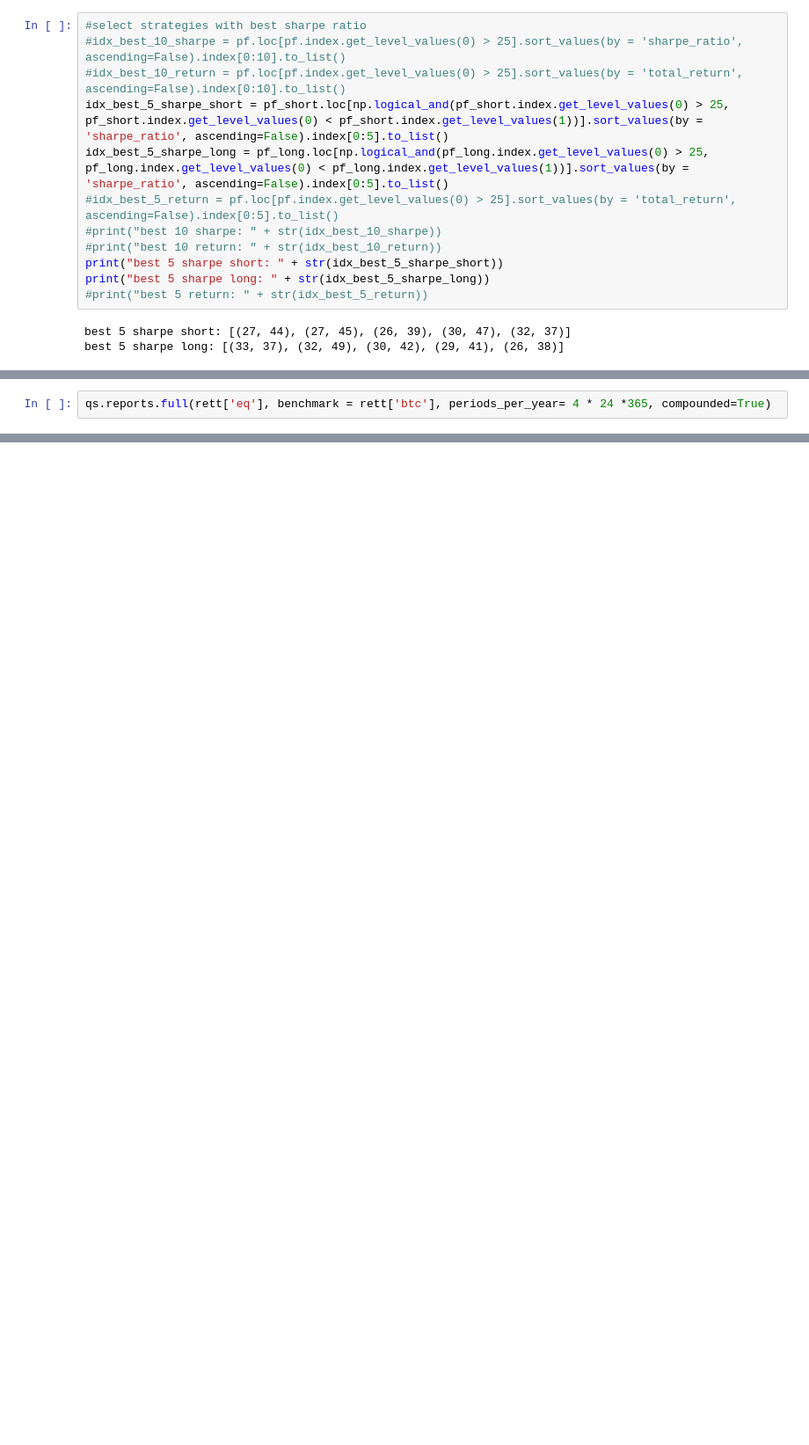
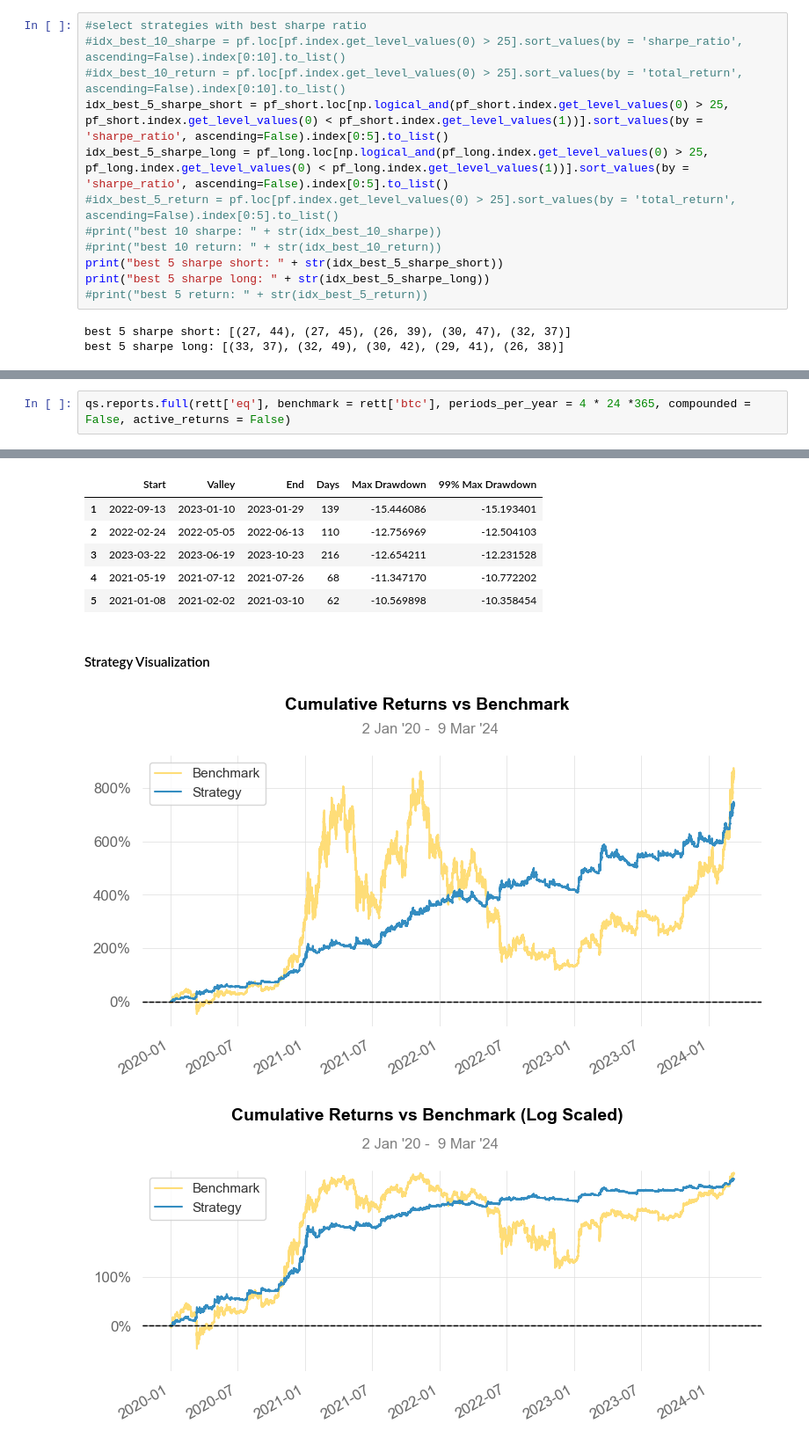
Before and after one commit to stuartlu0412/CTAstategy, a Jupyter notebook: src/Momentum_Strategy_both.ipynb, the cells around one changed output, grey strips where cells are left out. Shown at 88% size. Drawn from its saved outputs; the diff is of its cells as text; blank space fills up the shorter version.

Commit message:
edit long-short strategy

```diff
--- a/src/Momentum_Strategy_both.ipynb
+++ b/src/Momentum_Strategy_both.ipynb
@@ -374,5 +371,5 @@ qs_metrics.head(60)
 | Avg. Up Month | 0.19 | 0.08 | 0.06 | 0.08 | 0.02 | 0.02 | 0.02 |
 | Avg. Down Month | -0.12 | -0.02 | -0.02 | -0.02 | -0.01 | 0 | -0.01 |
 # %%
-qs.reports.full(rett['eq'], benchmark = rett['btc'], periods_per_year= 4 * 24 *365, compounded=True)
+qs.reports.full(rett['eq'], benchmark = rett['btc'], periods_per_year = 4 * 24 *365, compounded = False, active_returns = False)
 # %% [output]
@@ -379,0 +396,9 @@ NameError: name 'qs' is not defined
+|  | Start | Valley | End | Days | Max Drawdown | 99% Max Drawdown |
+| 1 | 2022-09-13 | 2023-01-10 | 2023-01-29 | 139 | -15.446086 | -15.193401 |
+| 2 | 2022-02-24 | 2022-05-05 | 2022-06-13 | 110 | -12.756969 | -12.504103 |
+| 3 | 2023-03-22 | 2023-06-19 | 2023-10-23 | 216 | -12.654211 | -12.231528 |
+| 4 | 2021-05-19 | 2021-07-12 | 2021-07-26 | 68 | -11.347170 | -10.772202 |
+| 5 | 2021-01-08 | 2021-02-02 | 2021-03-10 | 62 | -10.569898 | -10.358454 |
+Strategy Visualization
+[figure, added]
+[figure, added]
```
Also changed, not shown: parts of 11 cells of this notebook, 4 other files.
